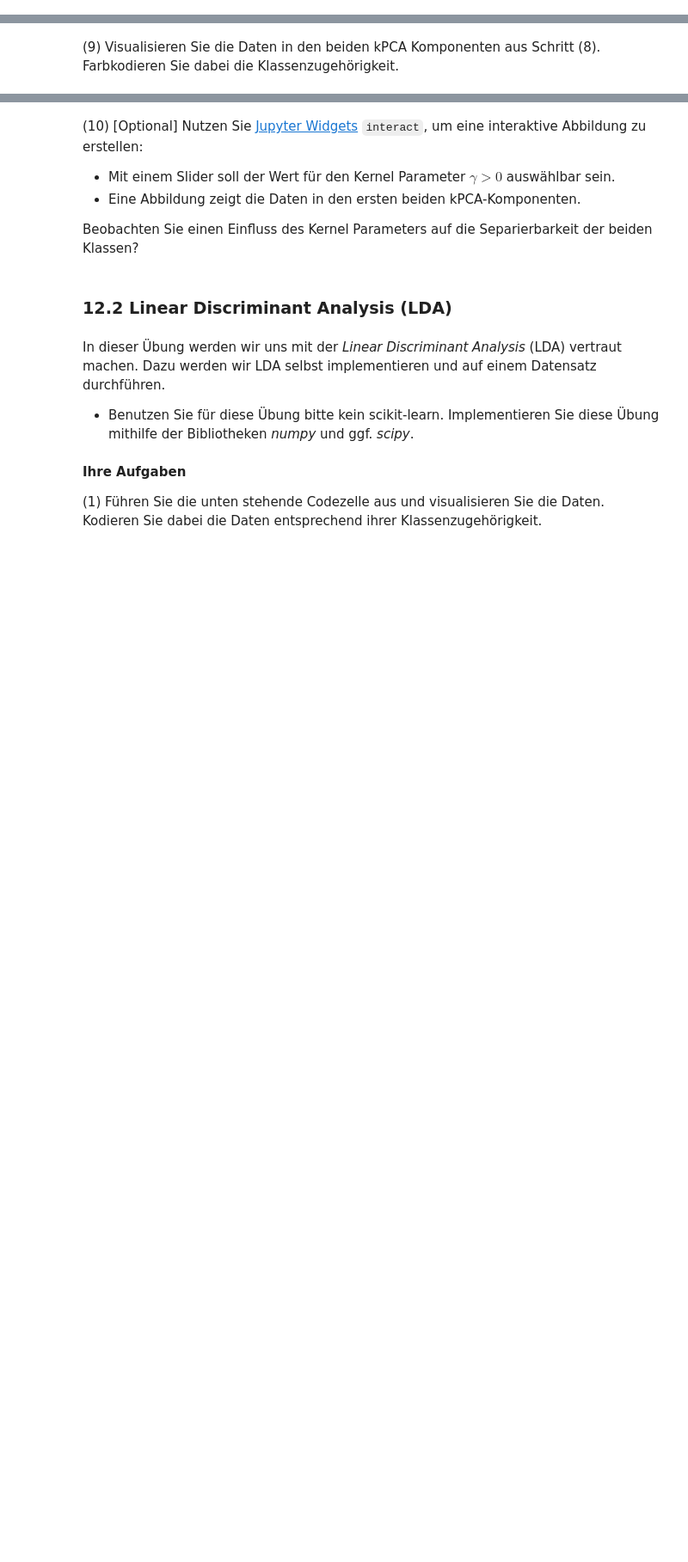
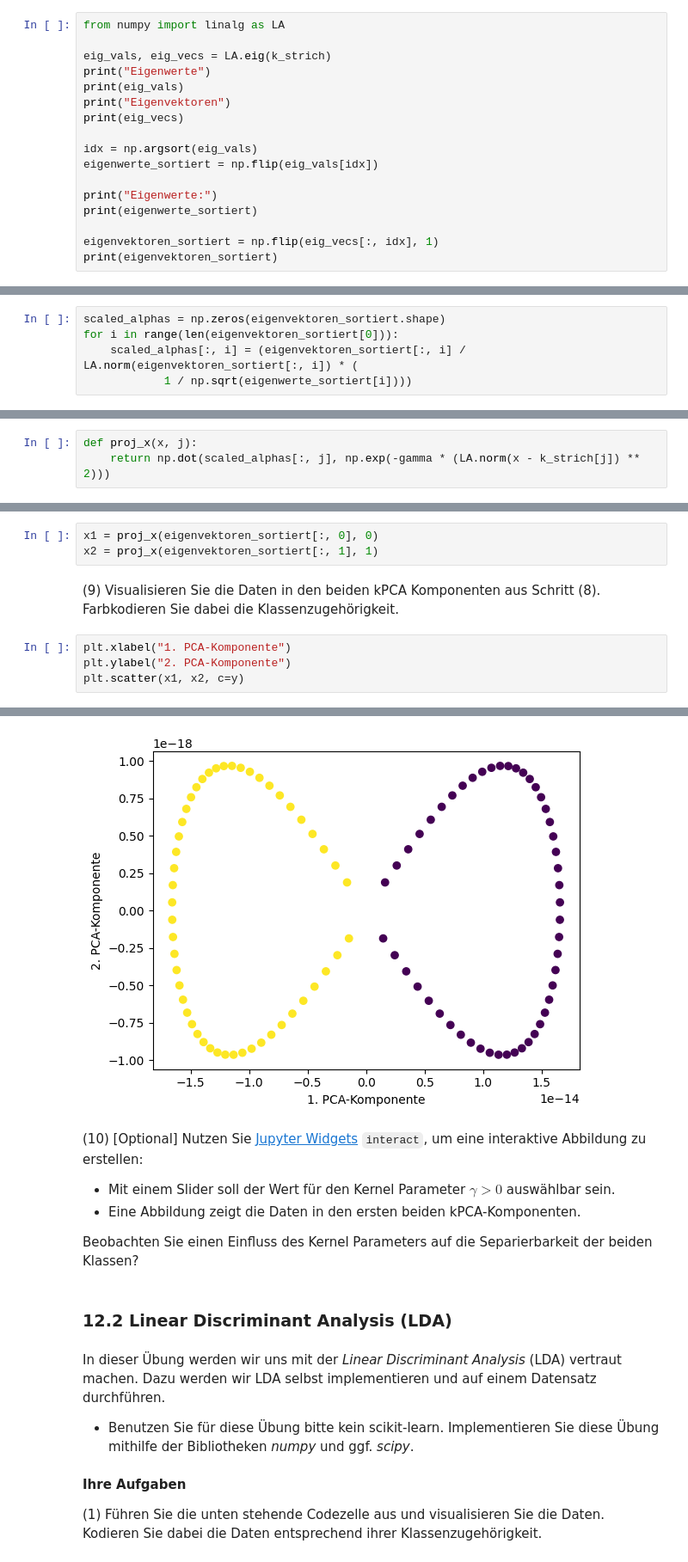
Before and after one commit to Emanuel162/MachineLearning, a Jupyter notebook: UebungenML/SJMN-12.ipynb, the cells around one changed output, grey strips where cells are left out. Shown at 86% size. Drawn from its saved outputs; the diff is of its cells as text; blank space fills up the shorter version.

```diff
--- a/UebungenML/SJMN-12.ipynb
+++ b/UebungenML/SJMN-12.ipynb
@@ -55,3 +88,20 @@ Hinweis:
 
 * [Sortieren Sie](https://docs.scipy.org/doc/numpy/reference/generated/numpy.argsort.html) die Eigenwerte der Größe nach absteigend und sortieren Sie die assoziierten Eigenvektoren entsprechend.
 * Achten Sie auf das Rückgabeformat der Eigenwertzerlegung. Stehen die Eigenvektoren in den Zeilen oder in den Spalten der zurückgegebenen Eigenvektor-Matrix?
+# %%
+from numpy import linalg as LA
+
+eig_vals, eig_vecs = LA.eig(k_strich)
+print("Eigenwerte")
+print(eig_vals)
+print("Eigenvektoren")
+print(eig_vecs)
+
+idx = np.argsort(eig_vals)
+eigenwerte_sortiert = np.flip(eig_vals[idx])
+
+print("Eigenwerte:")
+print(eigenwerte_sortiert)
+
+eigenvektoren_sortiert = np.flip(eig_vecs[:, idx], 1)
+print(eigenvektoren_sortiert)
@@ -58,2 +126,7 @@ Hinweis:
 # %% [markdown]
 (6) Schlagen Sie in der Vorlesung nach, wie die Eigenvektoren normiert werden müssen. Normieren Sie nun die Eigenvektoren und speichern Sie sie als Spalten im Array `scaled_alphas` ab.
+# %%
+scaled_alphas = np.zeros(eigenvektoren_sortiert.shape)
+for i in range(len(eigenvektoren_sortiert[0])):
+    scaled_alphas[:, i] = (eigenvektoren_sortiert[:, i] / LA.norm(eigenvektoren_sortiert[:, i]) * (
+            1 / np.sqrt(eigenwerte_sortiert[i])))
@@ -61,7 +152,18 @@ Hinweis:
 (7) Schlagen Sie in den Folien der Vorlesung nach, wie ein beliebiger Datenpunkt $\mathbf{x}$ auf die $j$-te kPCA Komponente projiziert wird. Implementieren Sie anschließend eine Funktion `proj_x`, die einen Datenpunkt $\mathbf{x}$ sowie den Index der Komponenten $j$, auf den projiziert werden soll, entgegennimmt, und die Projektion des Punktes auf die $j$-te Komponente zurückliefert.
 
 * Hinweis: In dieser Funktion kommen die Werte in `scaled_alphas` zum Einsatz.
+# %%
+def proj_x(x, j):
+    return np.dot(scaled_alphas[:, j], np.exp(-gamma * (LA.norm(x - k_strich[j]) ** 2)))
 # %% [markdown]
 (8) Projizieren Sie mit Ihrer Funktion aus Schritt (7) die Daten auf die erste und die zweite kPCA Komponente. Dies sind die Komponenten zu den beiden größten Eigenwerten der zentrierten Kernel-Matrix.
+# %%
+x1 = proj_x(eigenvektoren_sortiert[:, 0], 0)
+x2 = proj_x(eigenvektoren_sortiert[:, 1], 1)
 # %% [markdown]
 (9) Visualisieren Sie die Daten in den beiden kPCA Komponenten aus Schritt (8). Farbkodieren Sie dabei die Klassenzugehörigkeit.
+# %%
+plt.xlabel("1. PCA-Komponente")
+plt.ylabel("2. PCA-Komponente")
+plt.scatter(x1, x2, c=y)
+# %% [output]
@@ -68,3 +171,4 @@ Hinweis:
+[figure, added]
 # %% [markdown]
 (10) \[Optional\] Nutzen Sie [Jupyter Widgets](https://ipywidgets.readthedocs.io/en/latest/examples/Using%20Interact.html) `interact`, um eine interaktive Abbildung zu erstellen:
 
```
Also changed, not shown: parts of 9 cells of this notebook.
